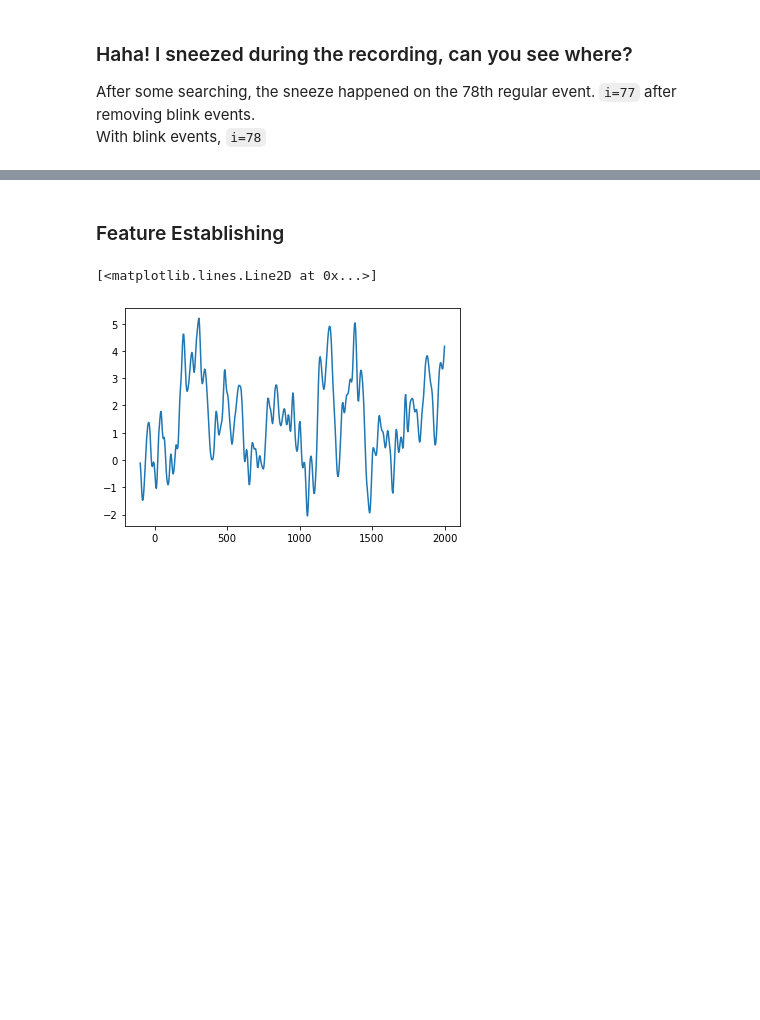
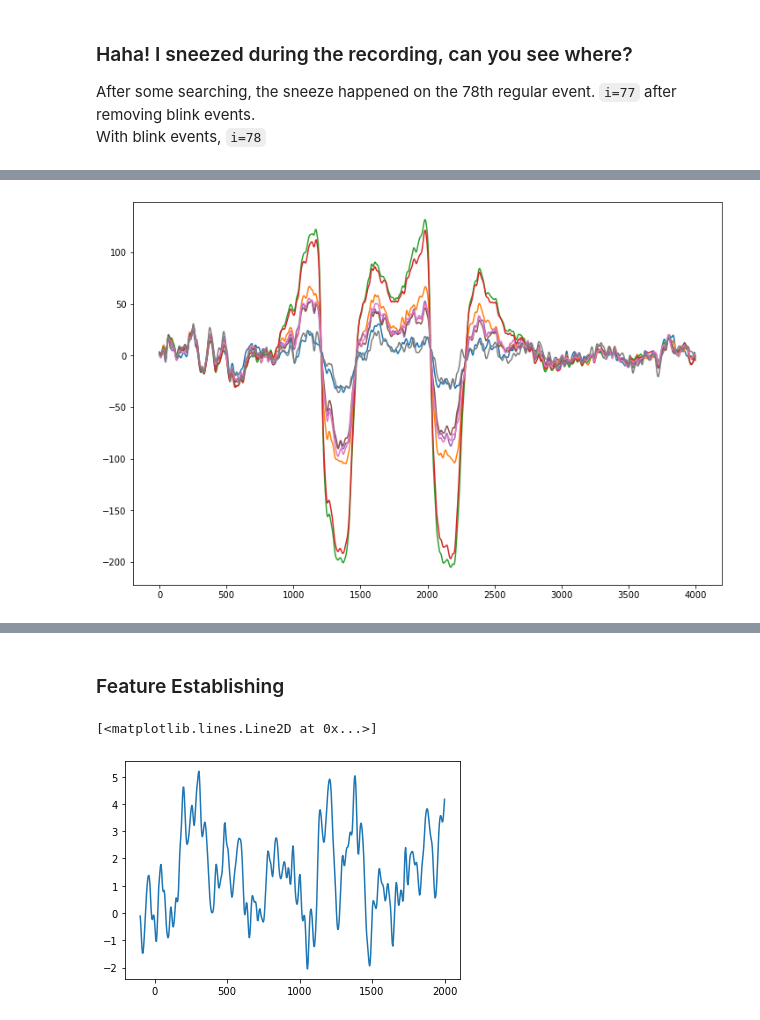
Before and after one commit to Surfincolin/hey-brain, a Jupyter notebook: heybrain/ERP_Classification.ipynb, the cells around one changed output, grey strips where cells are left out. Drawn from its saved outputs; the diff is of its cells as text; code cells hidden in the pictures; blank space fills up the shorter version.

```diff
--- a/heybrain/ERP_Classification.ipynb
+++ b/heybrain/ERP_Classification.ipynb
@@ -104,3 +84,87 @@ events = events.astype(int)
 
 events = events[good_events]
 epoched_data = [epoched_data[i] for i in good_events]
+# %%
+from sklearn.decomposition import FastICA
+
+class ICAFilter:
+    """Get ICA mixing and unmixing matrices.
+        Uses sklearn FastICA
+    """
+    def __init__(self, ch_data_segment, threshold=0.05, n_components=5, iter_limit=200, component_thr=None):
+        self.analysis_epoch = ch_data_segment
+        self.threshold = component_thr if component_thr is not None else threshold
+        self.iter_limit = iter_limit
+
+        if len(ch_data_segment) < n_components:
+            n_components = len(ch_data_segment)
+
+        self.n_components = n_components
+
+    def fit(self):
+        """When using sklearn FastICA, data should be shaped as (samples x channels)
+            That is also the format of it's transform option. This ICAFilter favors
+            a format of (channels x samples). Along with mixing matrices, you will
+            see the occasional '.T' to transpose the data.
+        """
+        self.ica  = FastICA(n_components=self.n_components, max_iter=self.iter_limit)
+        transformed = self.ica.fit_transform(self.analysis_epoch.T)
+        unmixing = self.ica.components_
+        thesh = np.ones((self.analysis_epoch.shape[0], 1)) * self.threshold
+        # print(unmixing.shape)
+        # print(thesh.shape)
+        thresh_transform = max(abs(np.dot(unmixing, thesh)[:,0]))
+        print('comp. thresh:', thresh_transform)
+        # print(thresh_transform)
+        # print(transformed.shape)
+        # filter_ch = get_theshold_greatest(transformed.T, thresh_transform)
+        for comp in transformed.T:
+            std = np.std(comp)
+            u = np.mean(comp)
+            comp = (comp - u)/ std
+
+        # filter_ch = transformed.T
+        # filter channel by modifying mix and unmix matrices
+        mixing = self.ica.mixing_
+        # print(filter_ch)
+        # print(mixing.shape)
+        # mixing[:,filter_ch] = 0
+        self.cleaning_matrix = np.dot(mixing, unmixing)
+
+    def clean(self, ch_data):
+        return np.dot(self.cleaning_matrix, ch_data)
+
+    def plot_components(self):
+        fig, ax = plt.subplots(2)
+        fig.suptitle('Components')
+        transformed = np.dot(self.ica.components_, self.analysis_epoch).T
+        for sig in transformed.T:
+            ax[0].plot(sig)
+        print(np.max(transformed))
+        new = []
+        for comp in transformed.T:
+            std = np.std(comp)
+#             print(std)
+            u = np.mean(comp)
+#             print(u)
+            new.append(comp / std)
+
+        new = np.array(new).T
+        print(np.max(new))
+        for sig in new.T:
+            ax[1].plot(sig)
+
+        plt.tight_layout()
+        plt.show()
+
+
+# close up of eye blinks
+tools.plot_all_channels(blinks[0])
+
+blink_filter = ICAFilter(blinks[0], threshold=20, n_components=5, iter_limit=5000)
+blink_filter.fit()
+blink_filter.plot_components()
+
+cleaned = blink_filter.clean(blinks[0])
+tools.plot_all_channels(cleaned)
+# %% [output]
@@ -106,0 +174 @@ epoched_data = [epoched_data[i] for i in good_events]
+[figure, added]
```
Also changed, not shown: parts of 14 cells of this notebook, 2 other files.
